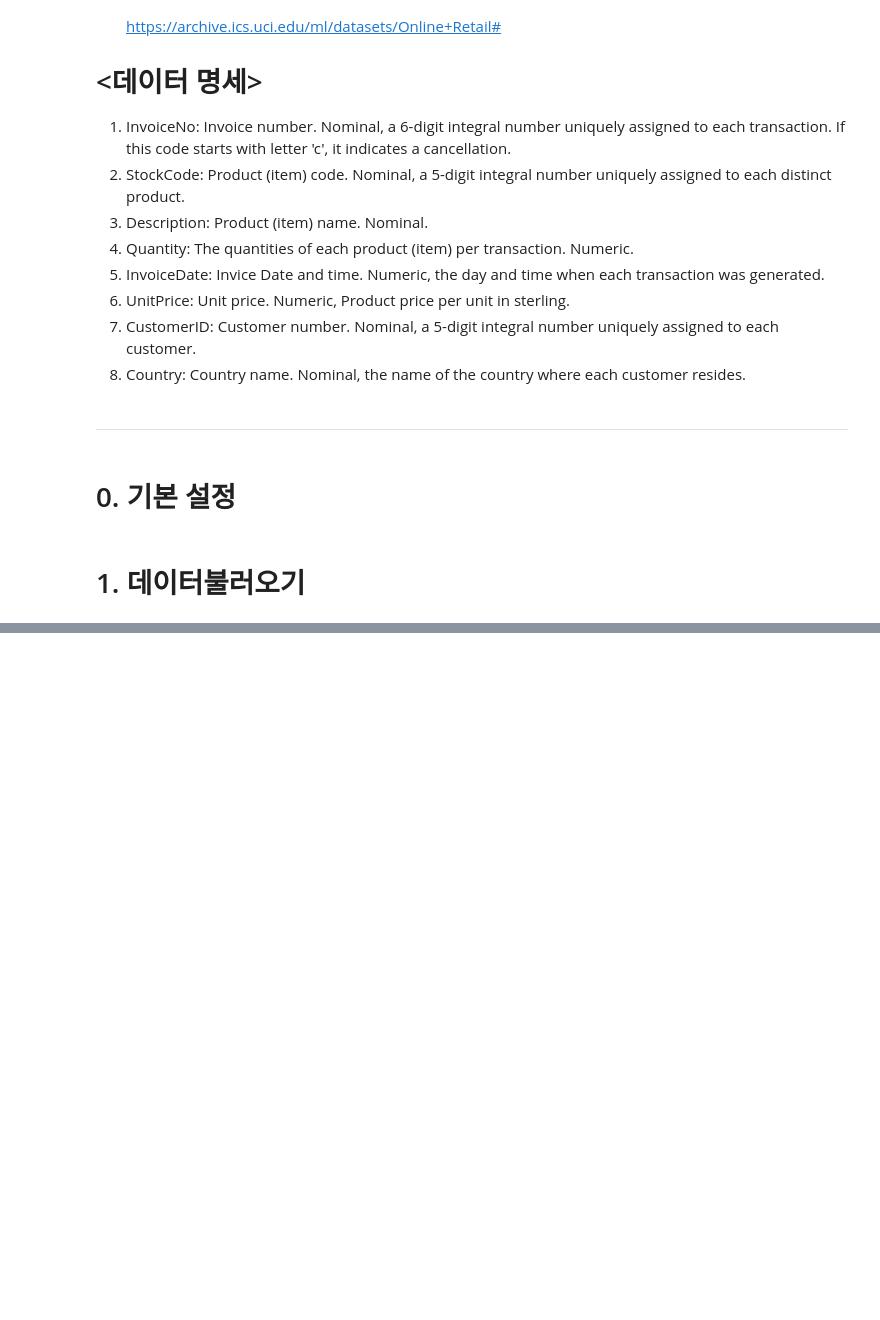
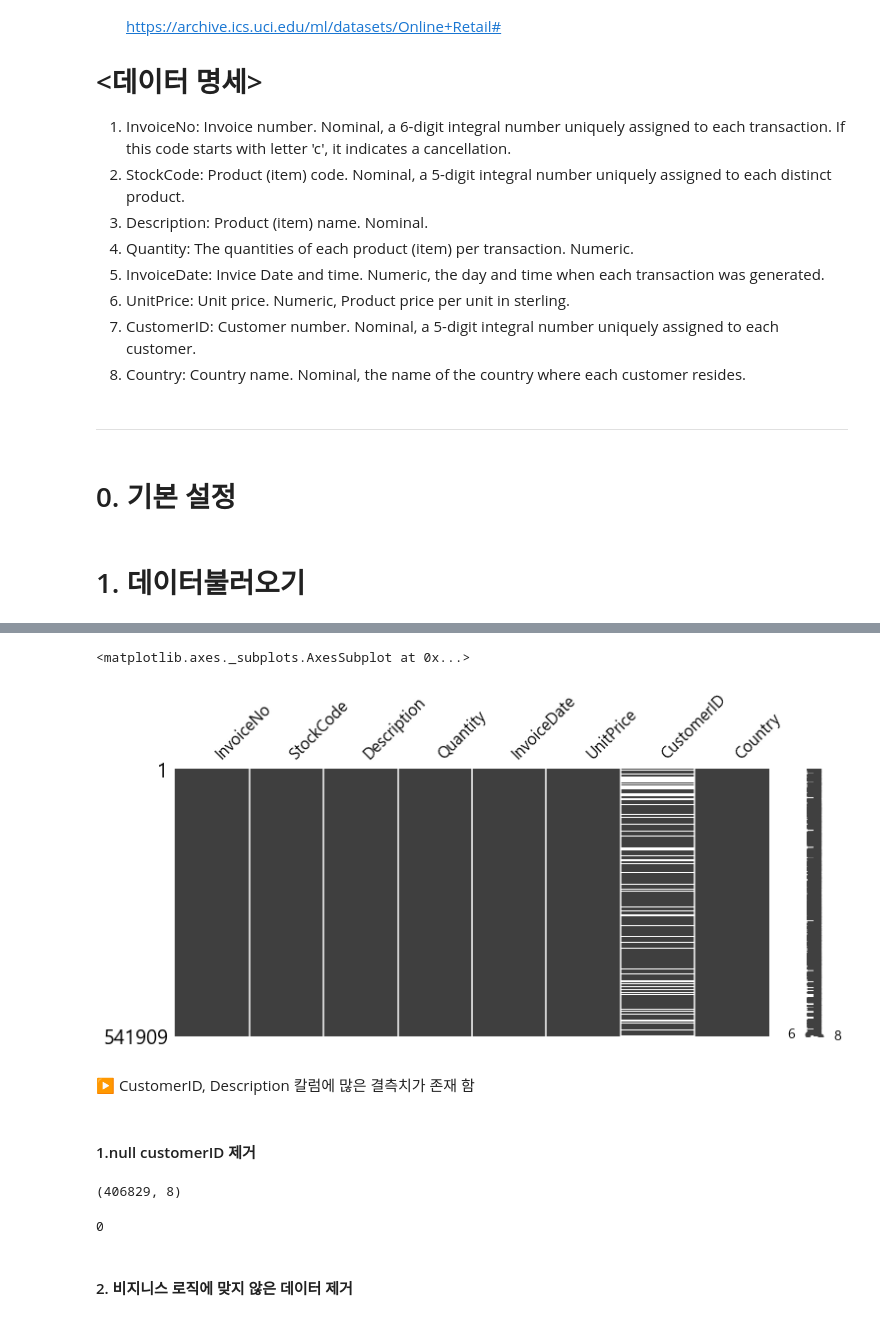
Before and after one commit to iamjinuk/bigman, a Jupyter notebook: 고객 데이터 분석 실습.ipynb, the cells around one changed output, grey strips where cells are left out. Cells and saved outputs as stored; diff of their text form; code cells hidden in the pictures; blank space fills up the shorter version.

```diff
--- a/고객 데이터 분석 실습.ipynb
+++ b/고객 데이터 분석 실습.ipynb
@@ -79,0 +127,22 @@ retail.head()
+# %%
+# 결측치 시각화
+msno.matrix(retail, figsize=(12,5))
+# %% [output]
+<matplotlib.axes._subplots.AxesSubplot at 0x...>
+[figure, added]
+# %% [markdown]
+▶ CustomerID, Description 칼럼에 많은 결측치가 존재 함
+# %% [markdown]
+#### 1.null customerID 제거
+# %%
+# 일반적으로 많이 쓰는 dropna가 아닌 다른 방법 -> 어쨌든 결측치 있는 행은 삭제됨
+retail = retail[pd.notnull(retail['CustomerID'])]
+retail.shape
+# %% [output]
+(406829, 8)
+# %%
+retail[pd.notnull(retail['CustomerID'])]['CustomerID'].isnull().sum()
+# %% [output]
+0
+# %% [markdown]
+#### 2. 비지니스 로직에 맞지 않은 데이터 제거
```
Also changed, not shown: parts of 52 cells of this notebook.
